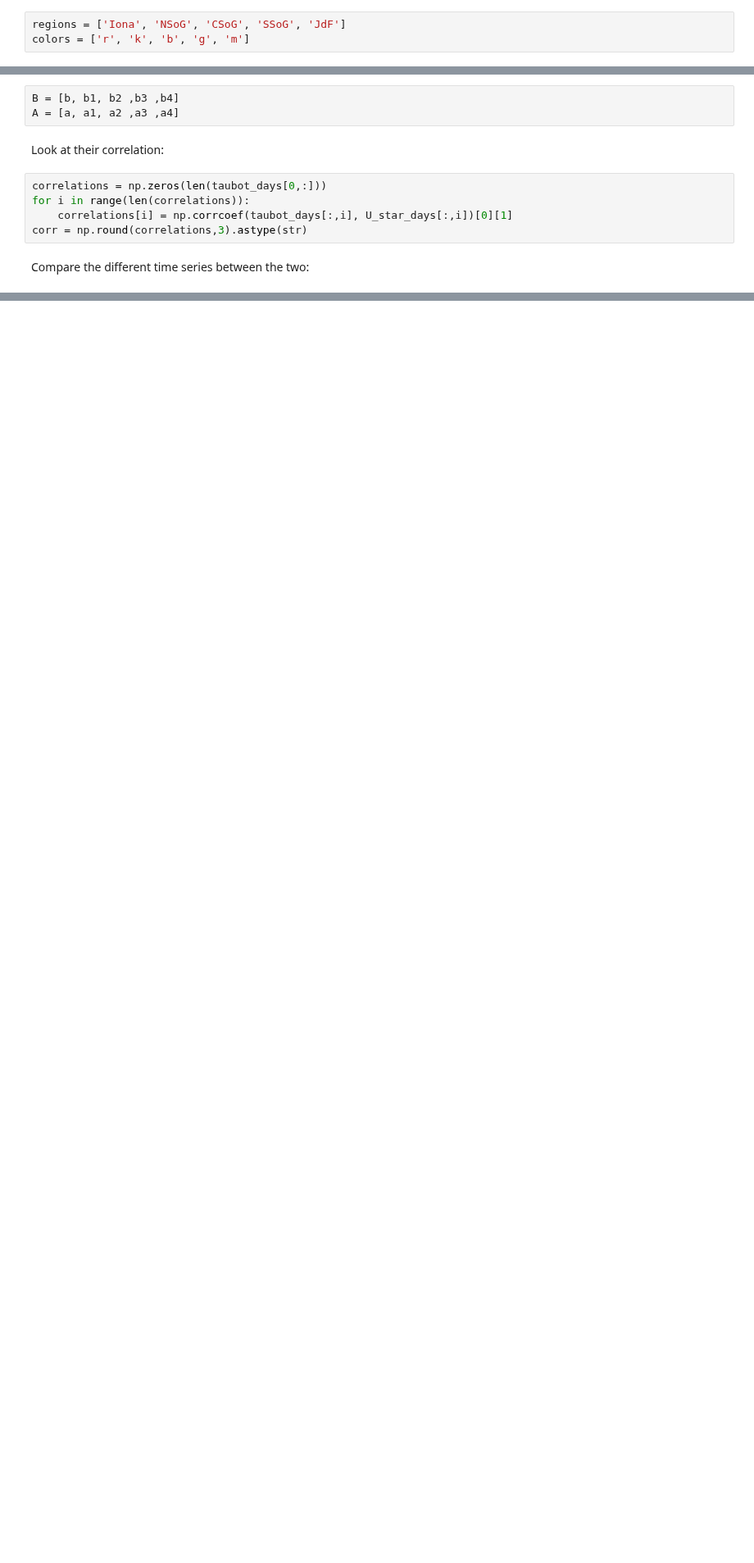
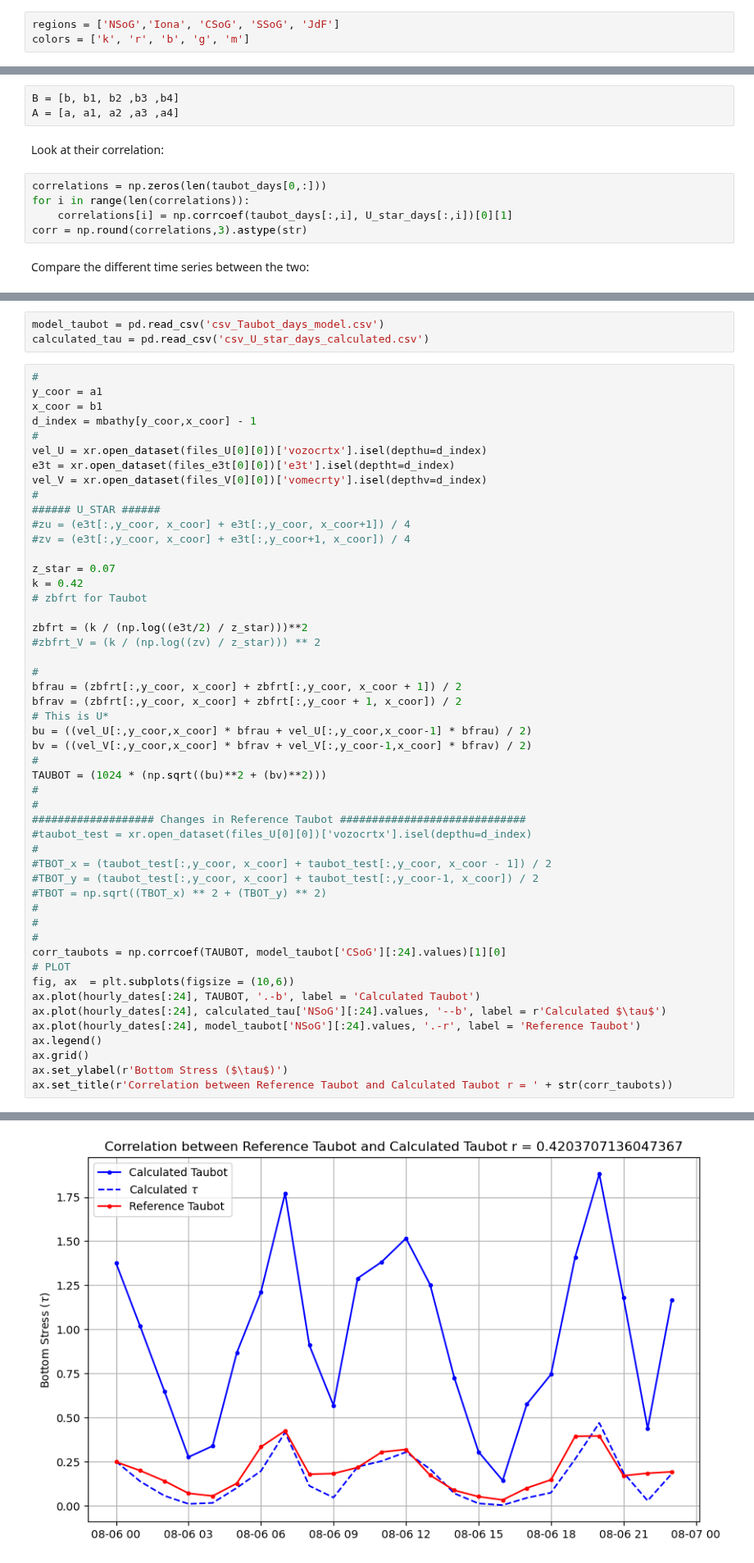
Before and after one commit to SalishSeaCast/analysis-vicente, a Jupyter notebook: Ocean_Parcels/drafts/Model_Resuspension.ipynb, the cells around one changed output, grey strips where cells are left out. Shown at 82% size. Cells and saved outputs as stored; diff of their text form; blank space fills up the shorter version.

```diff
--- a/Ocean_Parcels/drafts/Model_Resuspension.ipynb
+++ b/Ocean_Parcels/drafts/Model_Resuspension.ipynb
@@ -438,6 +411,6 @@ ax.legend()
 # %%
-regions = ['Iona', 'NSoG', 'CSoG', 'SSoG', 'JdF']
-colors = ['r', 'k', 'b', 'g', 'm']
+regions = ['NSoG','Iona', 'CSoG', 'SSoG', 'JdF']
+colors = ['k', 'r', 'b', 'g', 'm']
 # %% [markdown]
 The taubot data files are from August 06, 2015 to March 10, 2016. Lets select 4 days!!
 # %%
@@ -591,0 +907,54 @@ Text(112.59722222222221, 0.5, '$\\tau$  [$Kg \\cdot m^{-1} \\cdot s^{-2}$]')
+# %%
+model_taubot = pd.read_csv('csv_Taubot_days_model.csv')
+calculated_tau = pd.read_csv('csv_U_star_days_calculated.csv')
+# %%
+#
+y_coor = a1
+x_coor = b1
+d_index = mbathy[y_coor,x_coor] - 1
+#
+vel_U = xr.open_dataset(files_U[0][0])['vozocrtx'].isel(depthu=d_index)
+e3t = xr.open_dataset(files_e3t[0][0])['e3t'].isel(deptht=d_index)
+vel_V = xr.open_dataset(files_V[0][0])['vomecrty'].isel(depthv=d_index)
+#
+###### U_STAR ######
+#zu = (e3t[:,y_coor, x_coor] + e3t[:,y_coor, x_coor+1]) / 4
+#zv = (e3t[:,y_coor, x_coor] + e3t[:,y_coor+1, x_coor]) / 4
+
+z_star = 0.07
+k = 0.42
+# zbfrt for Taubot
+
+zbfrt = (k / (np.log((e3t/2) / z_star)))**2
+#zbfrt_V = (k / (np.log((zv) / z_star))) ** 2
+
+#
+bfrau = (zbfrt[:,y_coor, x_coor] + zbfrt[:,y_coor, x_coor + 1]) / 2
+bfrav = (zbfrt[:,y_coor, x_coor] + zbfrt[:,y_coor + 1, x_coor]) / 2
+# This is U*
+bu = ((vel_U[:,y_coor,x_coor] * bfrau + vel_U[:,y_coor,x_coor-1] * bfrau) / 2)
+bv = ((vel_V[:,y_coor,x_coor] * bfrav + vel_V[:,y_coor-1,x_coor] * bfrav) / 2)
+#
+TAUBOT = (1024 * (np.sqrt((bu)**2 + (bv)**2)))
+#
+#
+################### Changes in Reference Taubot #############################
+#taubot_test = xr.open_dataset(files_U[0][0])['vozocrtx'].isel(depthu=d_index)
+#
+#TBOT_x = (taubot_test[:,y_coor, x_coor] + taubot_test[:,y_coor, x_coor - 1]) / 2
+#TBOT_y = (taubot_test[:,y_coor, x_coor] + taubot_test[:,y_coor-1, x_coor]) / 2
+#TBOT = np.sqrt((TBOT_x) ** 2 + (TBOT_y) ** 2)
+#
+#
+#
+corr_taubots = np.corrcoef(TAUBOT, model_taubot['CSoG'][:24].values)[1][0]
+# PLOT
+fig, ax  = plt.subplots(figsize = (10,6))
+ax.plot(hourly_dates[:24], TAUBOT, '.-b', label = 'Calculated Taubot')
+ax.plot(hourly_dates[:24], calculated_tau['NSoG'][:24].values, '--b', label = r'Calculated $\tau$')
+ax.plot(hourly_dates[:24], model_taubot['NSoG'][:24].values, '.-r', label = 'Reference Taubot')
+ax.legend()
+ax.grid()
+ax.set_ylabel(r'Bottom Stress ($\tau$)')
+ax.set_title(r'Correlation between Reference Taubot and Calculated Taubot r = ' + str(corr_taubots))
+# %% [output]
@@ -591,0 +962 @@ Text(112.59722222222221, 0.5, '$\\tau$  [$Kg \\cdot m^{-1} \\cdot s^{-2}$]')
+[figure, added]
```
Also changed, not shown: parts of 60 cells of this notebook, 7 other files.
